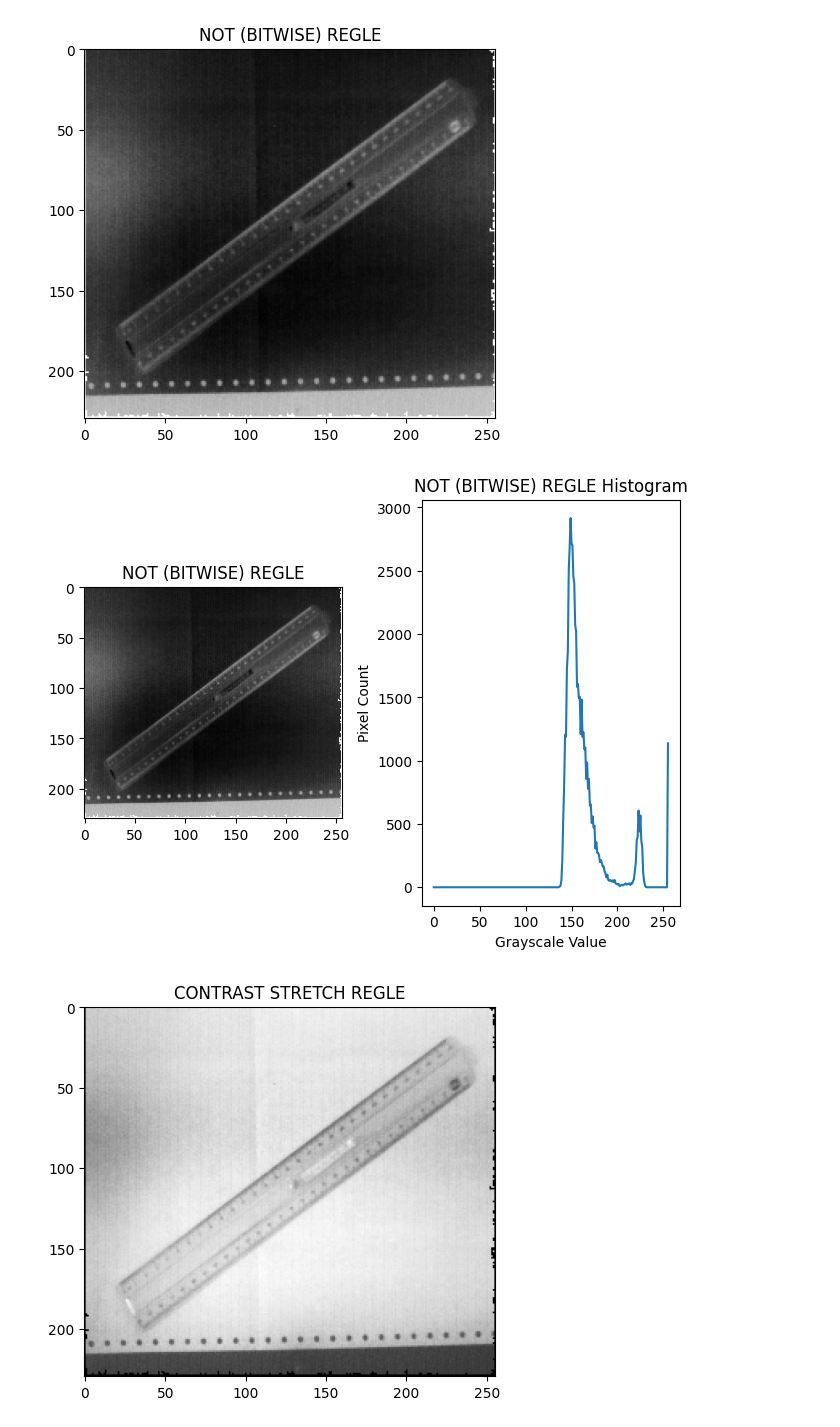
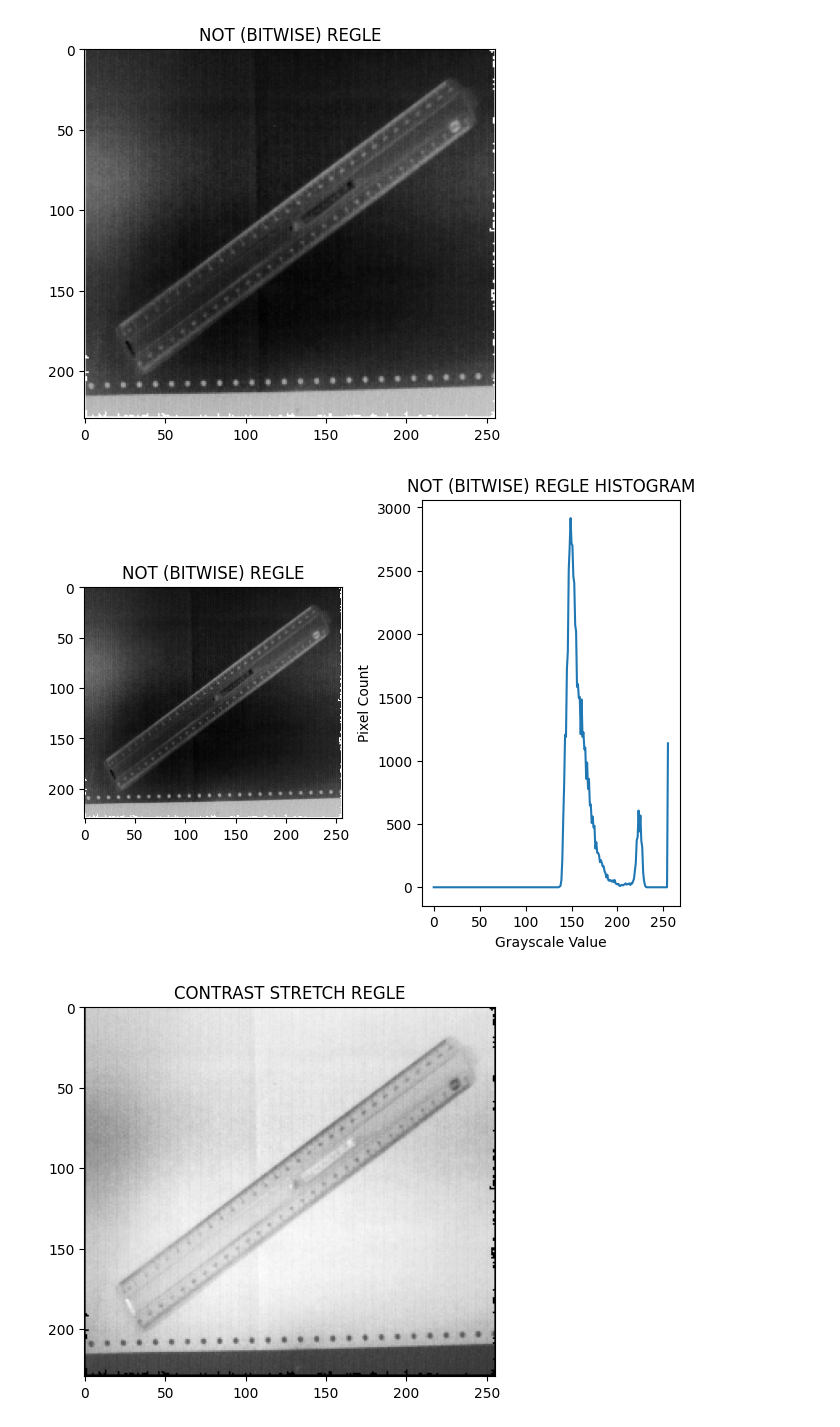
Before and after one commit to ISIS-4825-Assignments/Assignment-1, a Jupyter notebook: src/workshop_1.ipynb, the cells around one changed output. Drawn from its saved outputs; the diff is of its cells as text; code cells hidden in the pictures.

```diff
--- a/src/workshop_1.ipynb
+++ b/src/workshop_1.ipynb
@@ -164,18 +174,19 @@ plt.show()
 # %%
 hist_not_regle = cv2.calcHist([not_regle], [0], None, [256], [0, 256])
 
 fig, ax = plt.subplots(1, 2, layout = "constrained")
 
 ax[0].imshow(not_regle, cmap = "gray")
 ax[0].set_title("NOT (BITWISE) REGLE")
+
 ax[1].plot(hist_not_regle)
-ax[1].set_title("NOT (BITWISE) REGLE Histogram")
+ax[1].set_title("NOT (BITWISE) REGLE HISTOGRAM")
 ax[1].set_xlabel("Grayscale Value")
 ax[1].set_ylabel("Pixel Count")
 
 plt.show()
 # %% [output]
-[figure, old version]
+[figure, new version]
 # %%
 contrast_stretch_image = np.zeros(regle_image.shape, regle_image.dtype)
 
```
Also changed, not shown: parts of 22 cells of this notebook, 1 other file.
